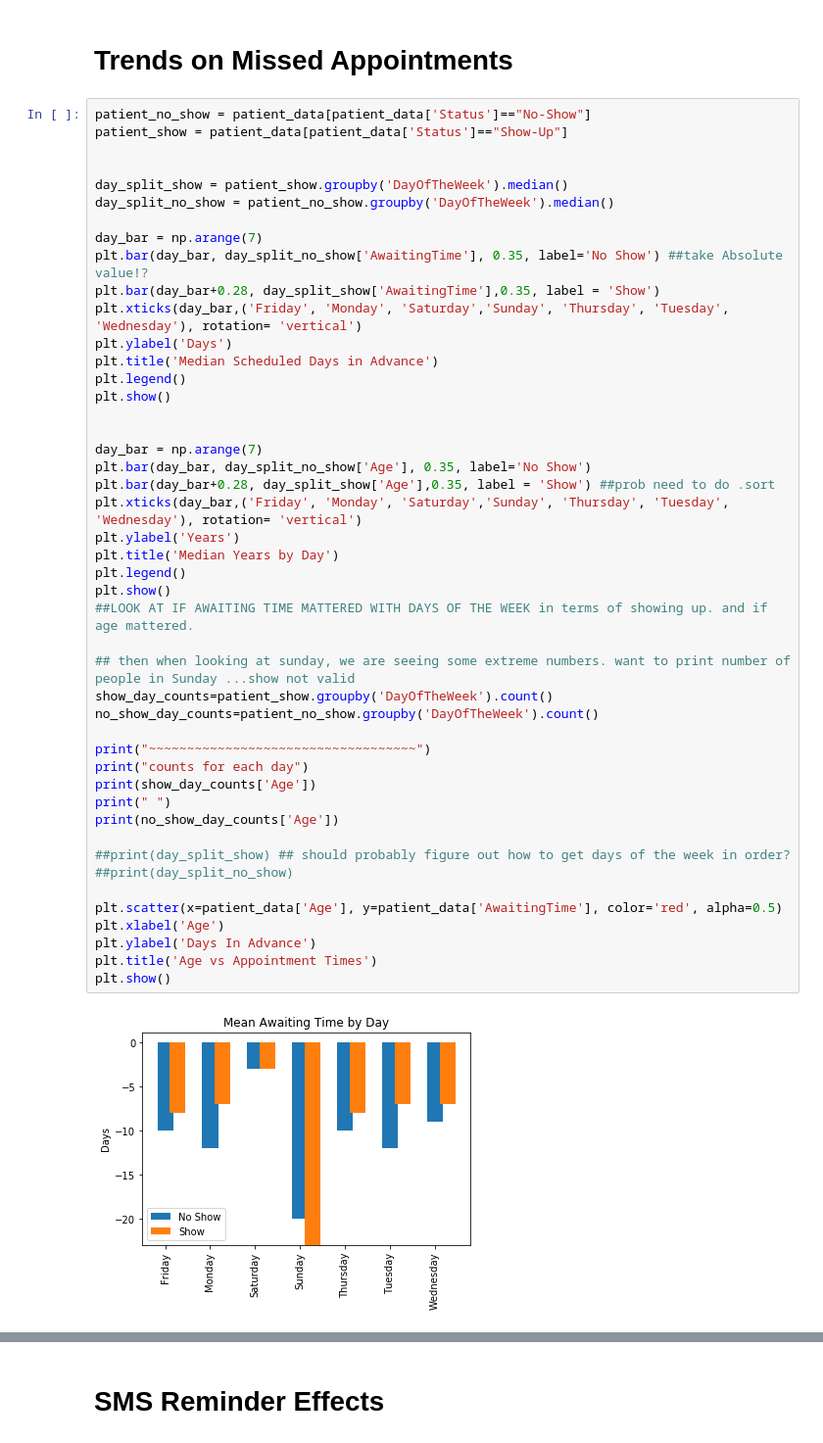
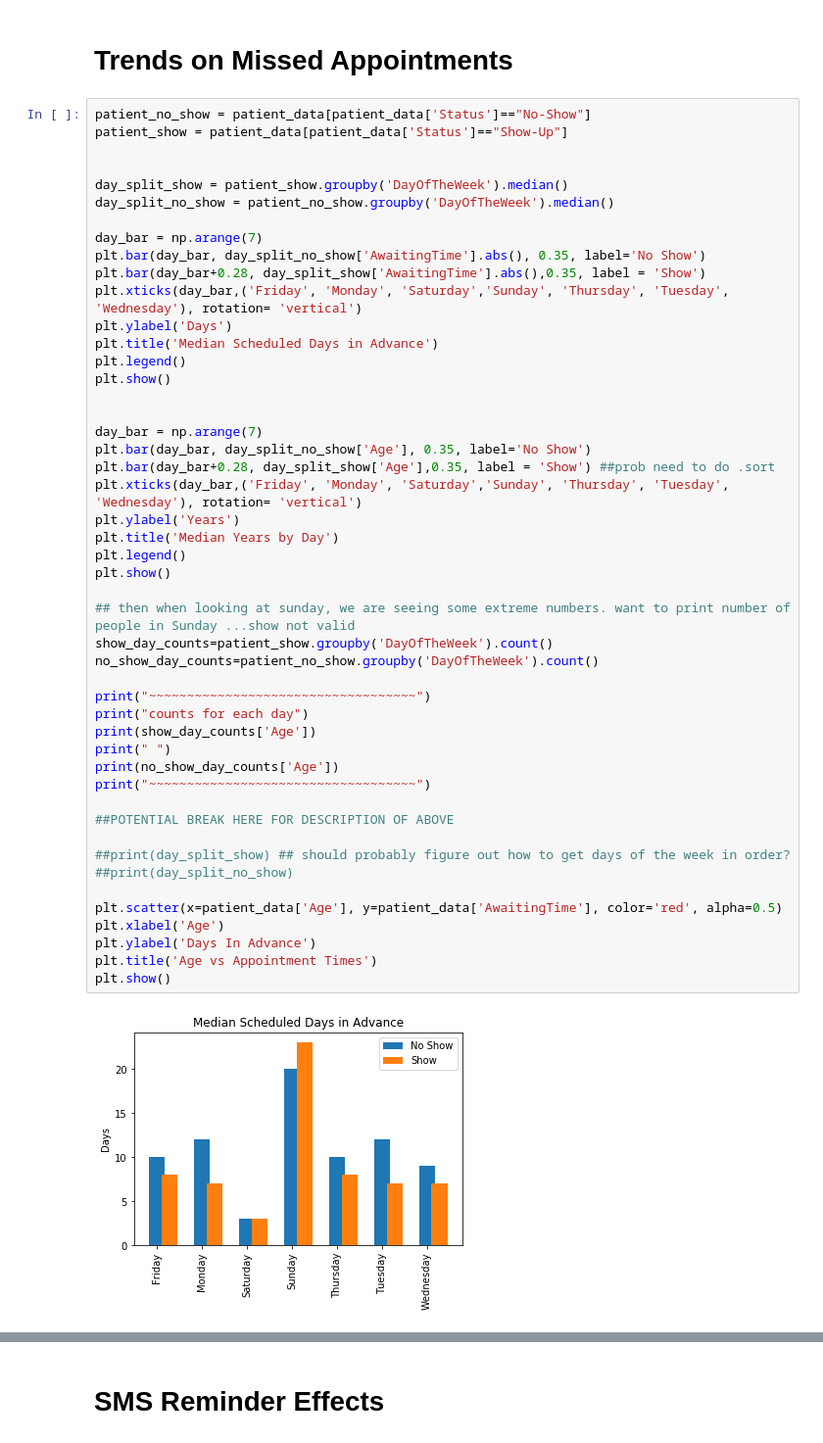
Before and after one commit to sbschechner/DataScienceCapstone, a Jupyter notebook: Capstone - Patient Data.ipynb, the cells around one changed output, grey strips where cells are left out. Shown: that part at 98% size. Cells and saved outputs as stored; diff of their text form.

```diff
--- a/Capstone - Patient Data.ipynb
+++ b/Capstone - Patient Data.ipynb
@@ -113,8 +135,8 @@ day_split_show = patient_show.groupby('DayOfTheWeek').median()
 day_split_no_show = patient_no_show.groupby('DayOfTheWeek').median()
 
 day_bar = np.arange(7)
-plt.bar(day_bar, day_split_no_show['AwaitingTime'], 0.35, label='No Show') ##take Absolute value!?
-plt.bar(day_bar+0.28, day_split_show['AwaitingTime'],0.35, label = 'Show')
+plt.bar(day_bar, day_split_no_show['AwaitingTime'].abs(), 0.35, label='No Show')
+plt.bar(day_bar+0.28, day_split_show['AwaitingTime'].abs(),0.35, label = 'Show')
 plt.xticks(day_bar,('Friday', 'Monday', 'Saturday','Sunday', 'Thursday', 'Tuesday', 'Wednesday'), rotation= 'vertical')
 plt.ylabel('Days')
 plt.title('Median Scheduled Days in Advance')
@@ -123,32 +145,34 @@ plt.show()
 
 
 day_bar = np.arange(7)
 plt.bar(day_bar, day_split_no_show['Age'], 0.35, label='No Show')
 plt.bar(day_bar+0.28, day_split_show['Age'],0.35, label = 'Show') ##prob need to do .sort
 plt.xticks(day_bar,('Friday', 'Monday', 'Saturday','Sunday', 'Thursday', 'Tuesday', 'Wednesday'), rotation= 'vertical')
 plt.ylabel('Years')
 plt.title('Median Years by Day')
 plt.legend()
 plt.show()
-##LOOK AT IF AWAITING TIME MATTERED WITH DAYS OF THE WEEK in terms of showing up. and if age mattered.
 
 ## then when looking at sunday, we are seeing some extreme numbers. want to print number of people in Sunday ...show not valid
 show_day_counts=patient_show.groupby('DayOfTheWeek').count()
 no_show_day_counts=patient_no_show.groupby('DayOfTheWeek').count()
 
 print("~~~~~~~~~~~~~~~~~~~~~~~~~~~~~~~~~~~")
 print("counts for each day")
 print(show_day_counts['Age'])
 print(" ")
 print(no_show_day_counts['Age'])
+print("~~~~~~~~~~~~~~~~~~~~~~~~~~~~~~~~~~~")
+
+##POTENTIAL BREAK HERE FOR DESCRIPTION OF ABOVE
 
 ##print(day_split_show) ## should probably figure out how to get days of the week in order?
 ##print(day_split_no_show)
 
 plt.scatter(x=patient_data['Age'], y=patient_data['AwaitingTime'], color='red', alpha=0.5)
 plt.xlabel('Age')
 plt.ylabel('Days In Advance')
 plt.title('Age vs Appointment Times')
 plt.show()
 # %% [output]
-[figure, old version]
+[figure, new version]
```
Also changed, not shown: parts of 9 cells of this notebook.
